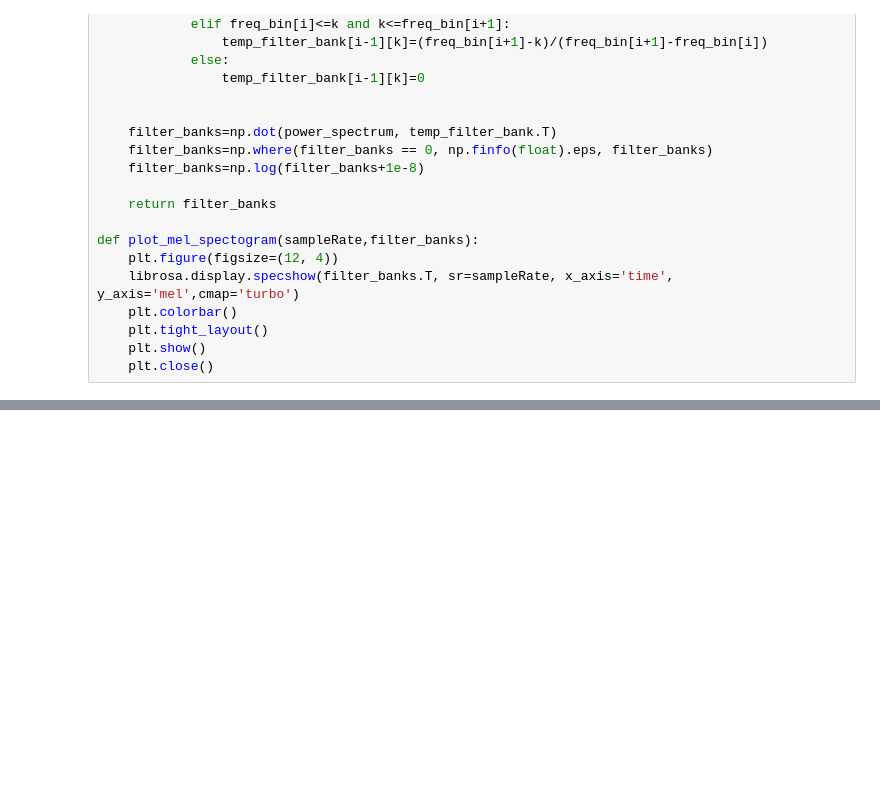
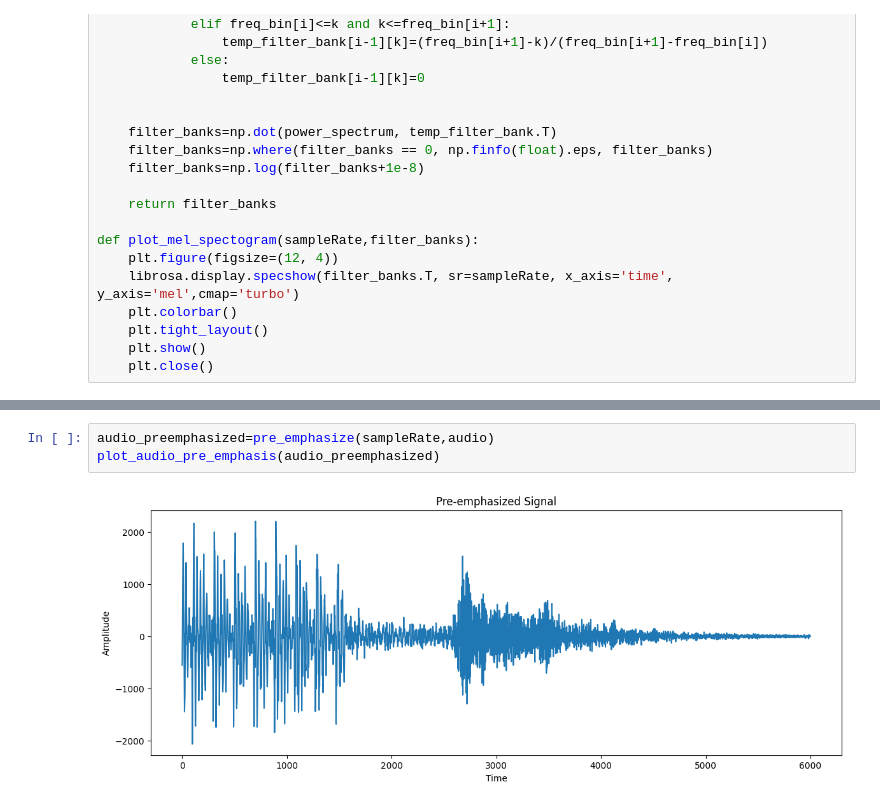
Before and after one commit to svijayvrat/Py-STT-Engine, a Jupyter notebook: stt-engine.ipynb, the cells around one changed output, grey strips where cells are left out. Cells and saved outputs as stored; diff of their text form; blank space fills up the shorter version.

```diff
--- a/stt-engine.ipynb
+++ b/stt-engine.ipynb
@@ -345,0 +275,5 @@ files_path="C:/Main/Dev/Github/Py-STT-Engine-venv/Py-STT-Engine/bird"
+# %%
+audio_preemphasized=pre_emphasize(sampleRate,audio)
+plot_audio_pre_emphasis(audio_preemphasized)
+# %% [output]
+[figure, added]
```
Also changed, not shown: parts of 21 cells of this notebook.
